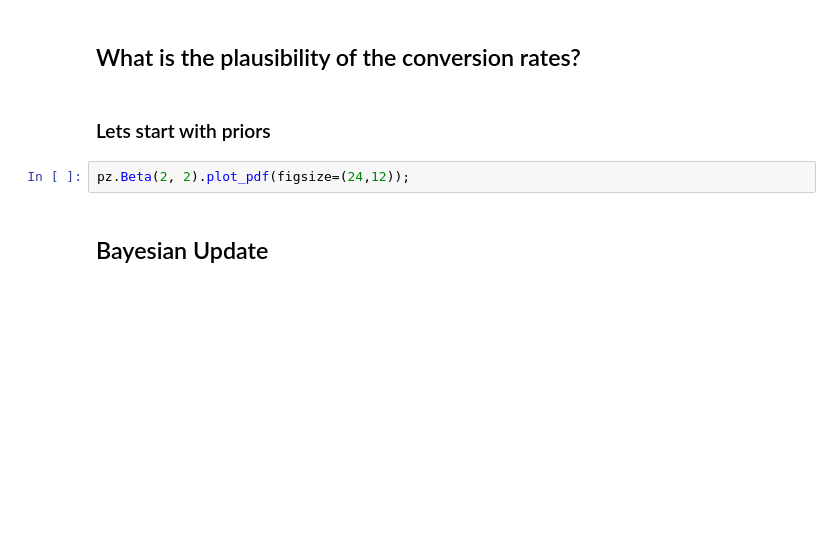
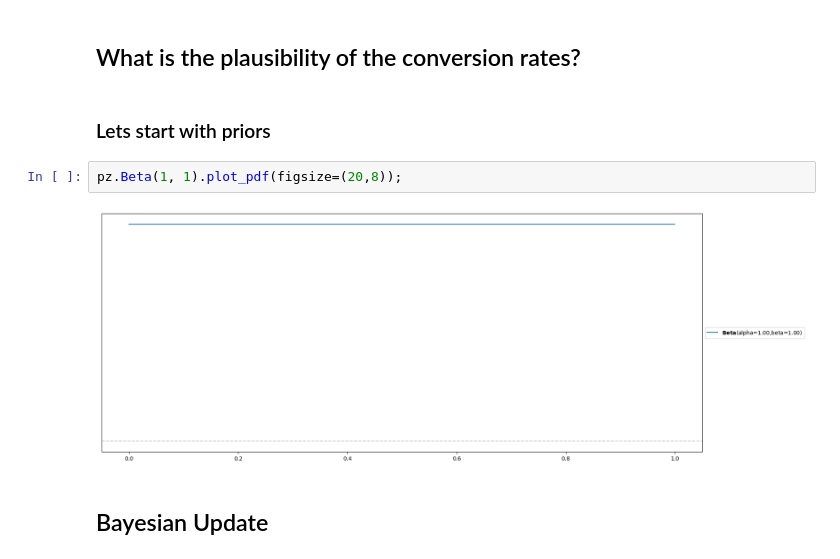
Before and after one commit to canyon289/ssm_book_club, a Jupyter notebook: 2_notation_and_theory/Notation_And_Theory.ipynb, the cells around one changed output. Drawn from its saved outputs; the diff is of its cells as text; blank space fills up the shorter version.

```diff
--- a/2_notation_and_theory/Notation_And_Theory.ipynb
+++ b/2_notation_and_theory/Notation_And_Theory.ipynb
@@ -113,7 +121,9 @@ All are possible, except 0%
 # %% [markdown]
 ### Lets start with priors
 # %%
-pz.Beta(2, 2).plot_pdf(figsize=(24,12));
+pz.Beta(1, 1).plot_pdf(figsize=(20,8));
+# %% [output]
+[figure, added]
 # %% [markdown]
 ## Bayesian Update
 # %%
```
Also changed, not shown: parts of 19 cells of this notebook, 4 other files.
